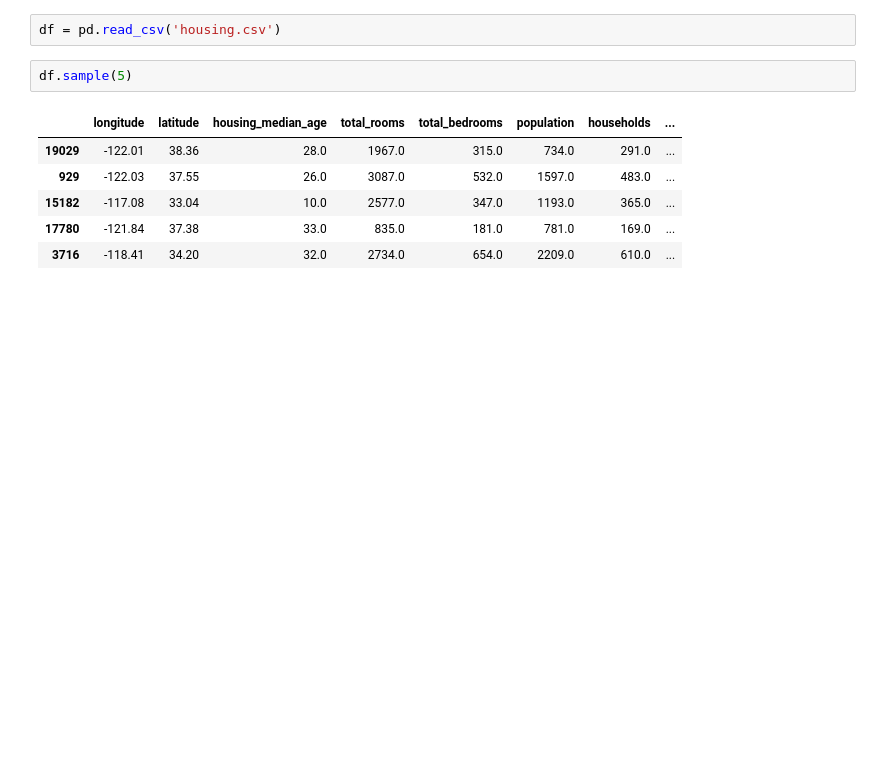
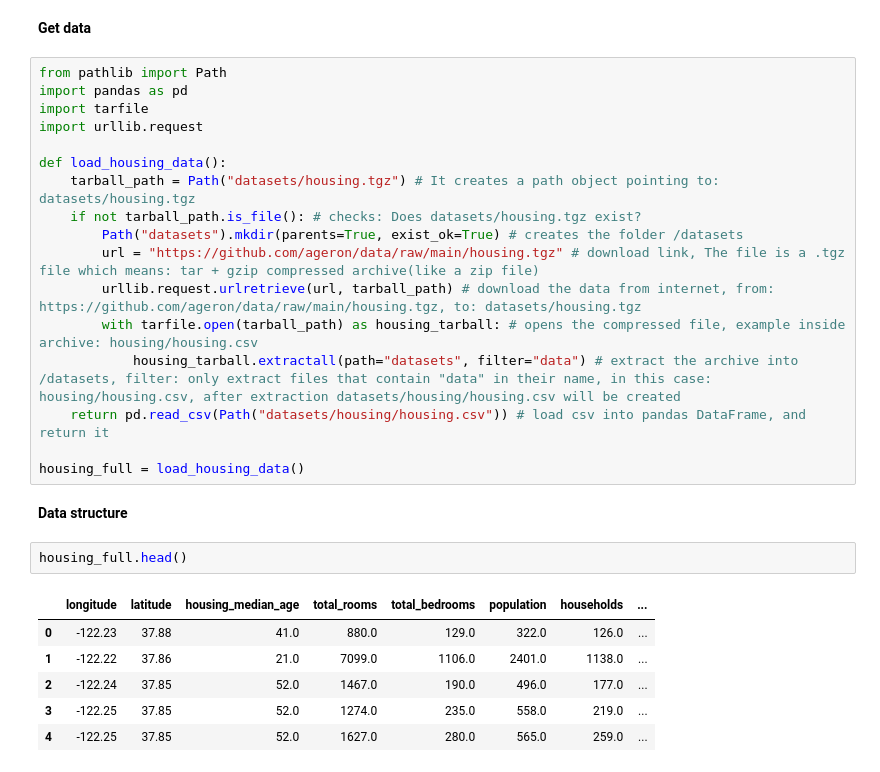
Before and after one commit to rosmalai/HANDS-ON-ML, a Jupyter notebook: Chapter 2/housing price prediction/main.ipynb, the cells around one changed output. Saved outputs shown, nothing was run; the diff lists cells and outputs as text; blank space fills up the shorter version.

```diff
--- a/Chapter 2/housing price prediction/main.ipynb
+++ b/Chapter 2/housing price prediction/main.ipynb
@@ -4,11 +1,30 @@ import pandas as pd
-# %%
-df = pd.read_csv('housing.csv')
-# %%
-df.sample(5)
-# %% [output]
-|  | longitude | latitude | housing_median_age | total_rooms | total_bedrooms | population | households | ... |
-| 19029 | -122.01 | 38.36 | 28.0 | 1967.0 | 315.0 | 734.0 | 291.0 | ... |
-| 929 | -122.03 | 37.55 | 26.0 | 3087.0 | 532.0 | 1597.0 | 483.0 | ... |
-| 15182 | -117.08 | 33.04 | 10.0 | 2577.0 | 347.0 | 1193.0 | 365.0 | ... |
-| 17780 | -121.84 | 37.38 | 33.0 | 835.0 | 181.0 | 781.0 | 169.0 | ... |
-| 3716 | -118.41 | 34.20 | 32.0 | 2734.0 | 654.0 | 2209.0 | 610.0 | ... |
+# %% [markdown]
+**Get data**
+# %%
+from pathlib import Path
+import pandas as pd
+import tarfile
+import urllib.request
+
+def load_housing_data():
+    tarball_path = Path("datasets/housing.tgz") # It creates a path object pointing to: datasets/housing.tgz
+    if not tarball_path.is_file(): # checks: Does datasets/housing.tgz exist?
+        Path("datasets").mkdir(parents=True, exist_ok=True) # creates the folder /datasets
+        url = "https://github.com/ageron/data/raw/main/housing.tgz" # download link, The file is a .tgz file which means: tar + gzip compressed archive(like a zip file)
+        urllib.request.urlretrieve(url, tarball_path) # download the data from internet, from: https://github.com/ageron/data/raw/main/housing.tgz, to: datasets/housing.tgz
+        with tarfile.open(tarball_path) as housing_tarball: # opens the compressed file, example inside archive: housing/housing.csv
+            housing_tarball.extractall(path="datasets", filter="data") # extract the archive into /datasets, filter: only extract files that contain "data" in their name, in this case: housing/housing.csv, after extraction datasets/housing/housing.csv will be created
+    return pd.read_csv(Path("datasets/housing/housing.csv")) # load csv into pandas DataFrame, and return it
+
+housing_full = load_housing_data()
+# %% [markdown]
+**Data structure**
+# %%
+housing_full.head()
+# %% [output]
+|  | longitude | latitude | housing_median_age | total_rooms | total_bedrooms | population | households | ... |
+| 0 | -122.23 | 37.88 | 41.0 | 880.0 | 129.0 | 322.0 | 126.0 | ... |
+| 1 | -122.22 | 37.86 | 21.0 | 7099.0 | 1106.0 | 2401.0 | 1138.0 | ... |
+| 2 | -122.24 | 37.85 | 52.0 | 1467.0 | 190.0 | 496.0 | 177.0 | ... |
+| 3 | -122.25 | 37.85 | 52.0 | 1274.0 | 235.0 | 558.0 | 219.0 | ... |
+| 4 | -122.25 | 37.85 | 52.0 | 1627.0 | 280.0 | 565.0 | 259.0 | ... |
```
Also changed, not shown: parts of 26 cells of this notebook, 3 other files.
